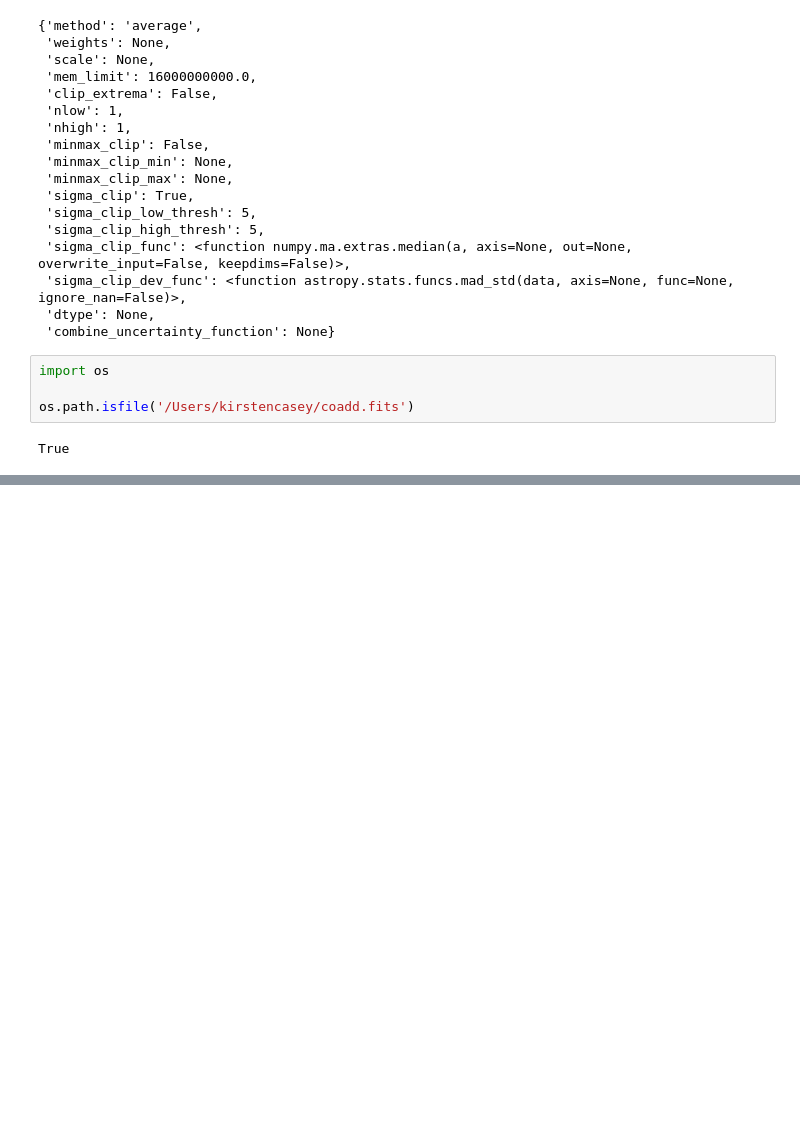
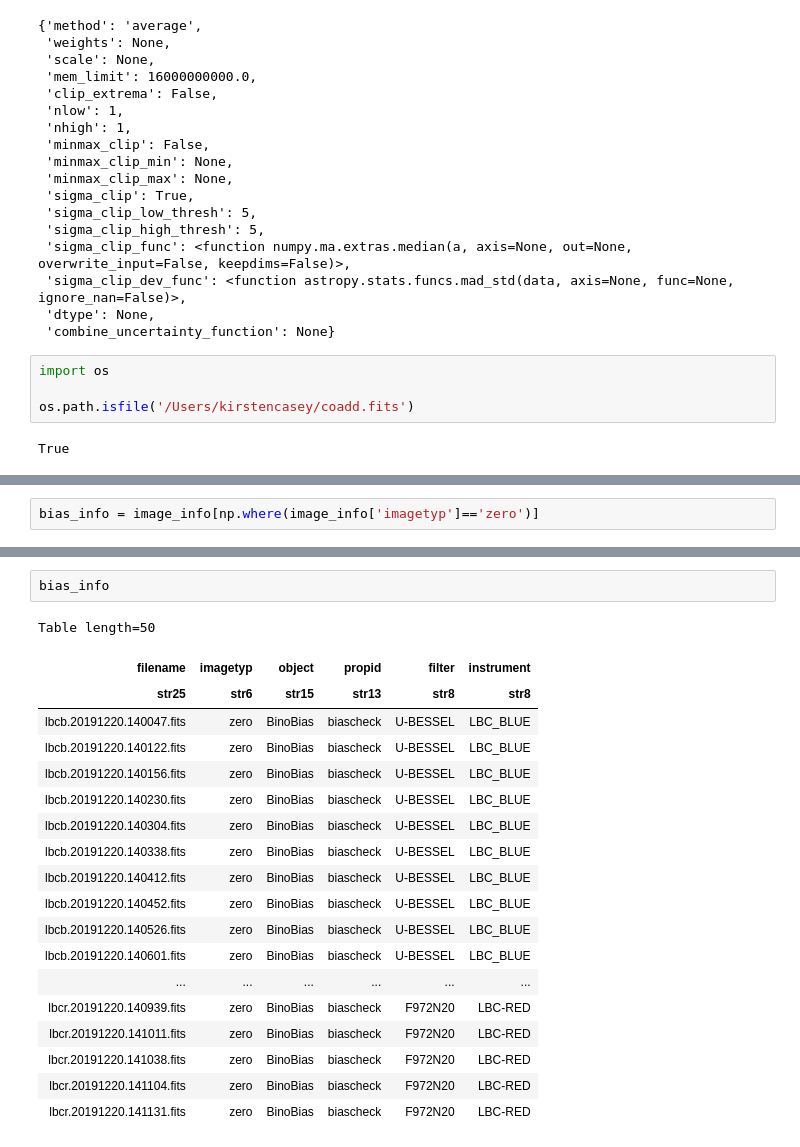
Before and after one commit to kirstencasey/LBCreduce, a Jupyter notebook: notebooks/testing.ipynb, the cells around one changed output, grey strips where cells are left out. Drawn from its saved outputs; the diff is of its cells as text; blank space fills up the shorter version.

```diff
--- a/notebooks/testing.ipynb
+++ b/notebooks/testing.ipynb
@@ -512,0 +636,2 @@ True
+# %%
+bias_info = image_info[np.where(image_info['imagetyp']=='zero')]
@@ -512,0 +704,22 @@ True
+# %%
+bias_info
+# %% [output]
+Table length=50
+| filename | imagetyp | object | propid | filter | instrument |
+| str25 | str6 | str15 | str13 | str8 | str8 |
+| lbcb.20191220.140047.fits | zero | BinoBias | biascheck | U-BESSEL | LBC_BLUE |
+| lbcb.20191220.140122.fits | zero | BinoBias | biascheck | U-BESSEL | LBC_BLUE |
+| lbcb.20191220.140156.fits | zero | BinoBias | biascheck | U-BESSEL | LBC_BLUE |
+| lbcb.20191220.140230.fits | zero | BinoBias | biascheck | U-BESSEL | LBC_BLUE |
+| lbcb.20191220.140304.fits | zero | BinoBias | biascheck | U-BESSEL | LBC_BLUE |
+| lbcb.20191220.140338.fits | zero | BinoBias | biascheck | U-BESSEL | LBC_BLUE |
+| lbcb.20191220.140412.fits | zero | BinoBias | biascheck | U-BESSEL | LBC_BLUE |
+| lbcb.20191220.140452.fits | zero | BinoBias | biascheck | U-BESSEL | LBC_BLUE |
+| lbcb.20191220.140526.fits | zero | BinoBias | biascheck | U-BESSEL | LBC_BLUE |
+| lbcb.20191220.140601.fits | zero | BinoBias | biascheck | U-BESSEL | LBC_BLUE |
+| ... | ... | ... | ... | ... | ... |
+| lbcr.20191220.140939.fits | zero | BinoBias | biascheck | F972N20 | LBC-RED |
+| lbcr.20191220.141011.fits | zero | BinoBias | biascheck | F972N20 | LBC-RED |
+| lbcr.20191220.141038.fits | zero | BinoBias | biascheck | F972N20 | LBC-RED |
+| lbcr.20191220.141104.fits | zero | BinoBias | biascheck | F972N20 | LBC-RED |
+| lbcr.20191220.141131.fits | zero | BinoBias | biascheck | F972N20 | LBC-RED |
```
Also changed, not shown: parts of 19 cells of this notebook, 9 other files.
